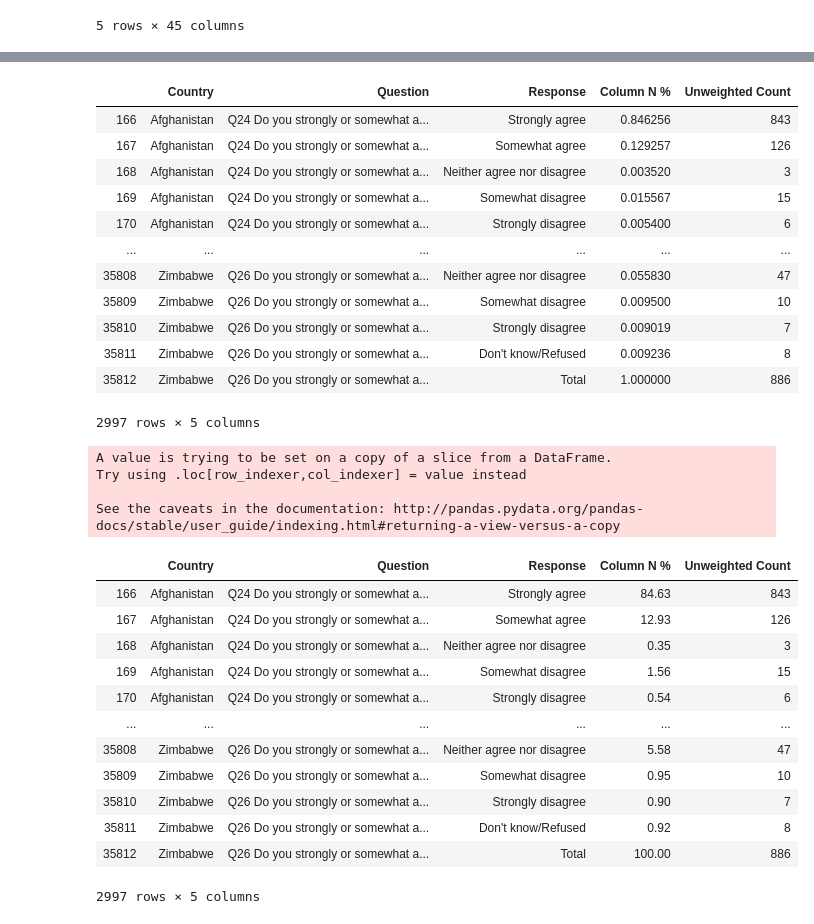
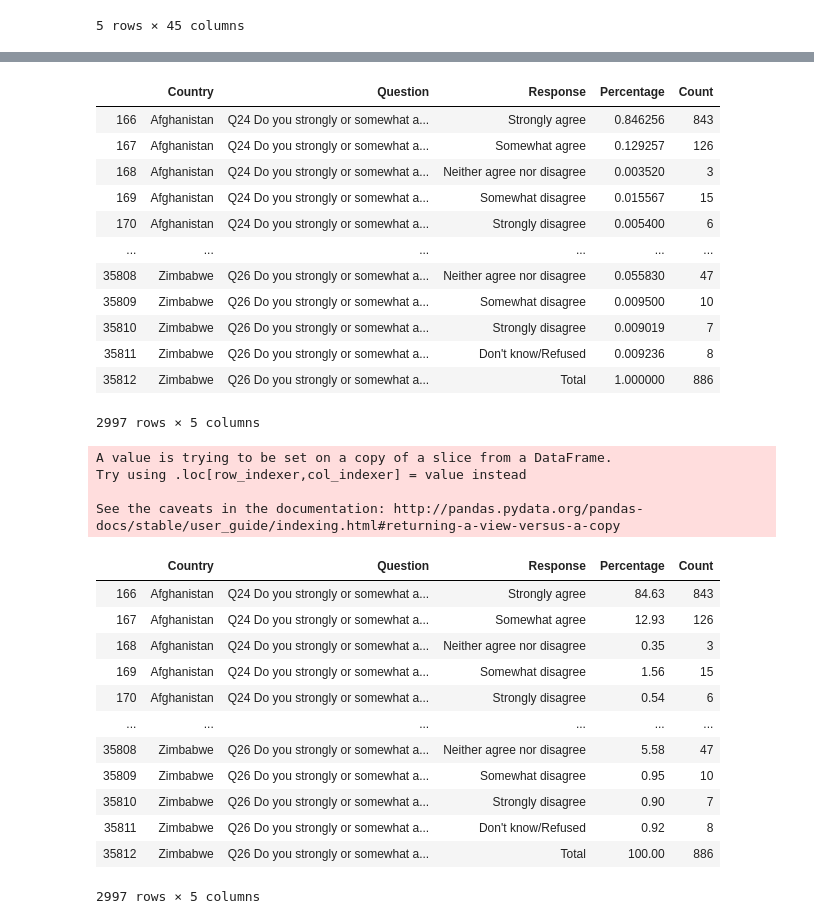
Before and after one commit to Mariehllrd/Project-Week-4, a Jupyter notebook: your-project/Data Cleaning.ipynb, the cells around one changed output, grey strips where cells are left out. Drawn from its saved outputs; the diff is of its cells as text; code cells hidden in the pictures.

```diff
--- a/your-project/Data Cleaning.ipynb
+++ b/your-project/Data Cleaning.ipynb
@@ -160,6 +35,9 @@ survey.head()
 | 3 | Afghanistan | Q1 How much do you, personally, k... | Nothing at all | 0.292751 | 257 | 0.188135 | 75 | ... |
 | 4 | Afghanistan | Q1 How much do you, personally, k... | (DK) | 0.036023 | 33 | 0.002212 | 2 | ... |
 5 rows × 45 columns
+# %%
+# Rename columns
+survey = survey.rename(columns = {'Column N %':'Percentage', 'Unweighted Count':'Count'})
 # %%
 # Keeping only national results
 survey = survey.iloc[:, :5]
@@ -185,7 +63,7 @@ survey = survey.loc[(survey.Question.str.contains('Q24', case = False))
                    | (survey.Question.str.contains('Q26', case = False))]
 survey
 # %% [output]
-|  | Country | Question | Response | Column N % | Unweighted Count |
+|  | Country | Question | Response | Percentage | Count |
 | 166 | Afghanistan | Q24 Do you strongly or somewhat a... | Strongly agree | 0.846256 | 843 |
 | 167 | Afghanistan | Q24 Do you strongly or somewhat a... | Somewhat agree | 0.129257 | 126 |
 | 168 | Afghanistan | Q24 Do you strongly or somewhat a... | Neither agree nor disagree | 0.003520 | 3 |
@@ -200,14 +78,14 @@ survey
 2997 rows × 5 columns
 # %%
 # Column N % in %
-survey['Column N %'] = [round(x * 100, 2) for x in survey['Column N %']]
+survey['Percentage'] = [round(x * 100, 2) for x in survey['Percentage']]
 survey
 # %% [output]
 A value is trying to be set on a copy of a slice from a DataFrame.
 Try using .loc[row_indexer,col_indexer] = value instead
 
 See the caveats in the documentation: http://pandas.pydata.org/pandas-docs/stable/user_guide/indexing.html#returning-a-view-versus-a-copy
-|  | Country | Question | Response | Column N % | Unweighted Count |
+|  | Country | Question | Response | Percentage | Count |
 | 166 | Afghanistan | Q24 Do you strongly or somewhat a... | Strongly agree | 84.63 | 843 |
 | 167 | Afghanistan | Q24 Do you strongly or somewhat a... | Somewhat agree | 12.93 | 126 |
 | 168 | Afghanistan | Q24 Do you strongly or somewhat a... | Neither agree nor disagree | 0.35 | 3 |
```
Also changed, not shown: parts of 32 cells of this notebook, 3 other files.
